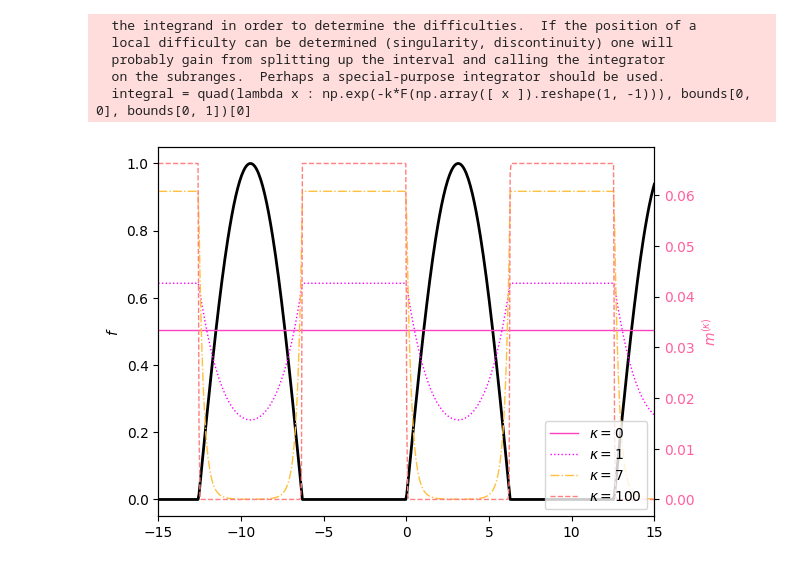
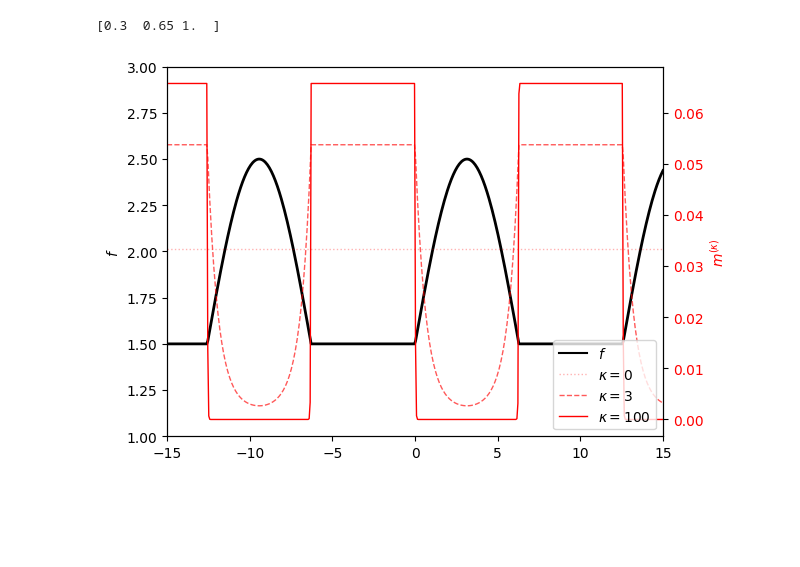
Before and after one commit to gaetanserre/Stochastic-Global-Optimization, a Jupyter notebook: m_k_fig.ipynb, the cells around one changed output. Cells and saved outputs as stored; diff of their text form; code cells hidden in the pictures; blank space fills up the shorter version.

```diff
--- a/m_k_fig.ipynb
+++ b/m_k_fig.ipynb
@@ -12,49 +12,50 @@ class Fun:
 
   def __call__(self, x: np.ndarray) -> float:
       self.n += 1
-      return np.maximum(np.sin(0.5*x), np.array([0]))
+      return np.maximum(np.sin(0.5*x), np.array([0])) + 1.5
 # %%
 import matplotlib
 
 cmap = matplotlib.colormaps["spring"]
 
 bounds = np.array([(-15, 15)])
 F = Fun()
 
 x = np.linspace(bounds[0, 0], bounds[0, 1], 500)
 
 fig, ax1 = plt.subplots()
 
 color = "black"
 ax1.set_ylabel("$f$", color=color)
 ax1.plot(x, [F(np.array([x_i])) for x_i in x], c=(0, 0, 0), linewidth=2.0)
 
 ax2 = ax1.twinx()
 
-colors = [cmap(0.25), cmap(1), cmap(0.75), cmap(0.5)]
+""" colors = [(0.92, 0.4, 0.46, 0.3), (0.79, 0.2, 0.22, 0.5), (0.93, 0.22, 0.1, 0.7), (0.51, 0.12, 0.11, 1)]
 
-mean_color = np.zeros(4)
+mean_color = np.zeros(3)
 for c in colors:
-  mean_color += np.array(c)
+  mean_color += np.array(c[:-1])
 mean_color /= len(colors)
-mean_color = tuple(mean_color)
+mean_color = tuple(mean_color) """
 
-ax2.set_ylabel("$m^{(\kappa)}$", color=mean_color)
-ax2.tick_params(axis='y', labelcolor=mean_color)
-line_styles = ["-", ":", "-.", "--"]
-for k, c , ls in zip([0, 1, 7, 100], colors, line_styles):
+alphas = np.linspace(0.3, 1, 3)
+print(alphas)
+
+ax2.set_ylabel("$m^{(\kappa)}$", color="red")
+ax2.tick_params(axis='y', labelcolor="red")
+ax2.plot([0], [0], label="$f$", c="black")
+line_styles = [":", "--", "-"]
+for k, alpha, ls in zip([0, 3, 100], alphas, line_styles):
   integral = quad(lambda x : np.exp(-k*F(np.array([ x ]).reshape(1, -1))), bounds[0, 0], bounds[0, 1])[0]
   m_k = lambda x : np.exp(-k*F(x)) / integral
+  c = (1, 0, 0, alpha)
   ax2.plot(x, [m_k(np.array([x_i])) for x_i in x], ls, c=c, label=f"$\kappa = {k}$", linewidth=1)
-
 plt.xlim(bounds[0, 0], bounds[0, 1])
-plt.legend()
+ax1.set_ylim(1, 3)
+ax2.legend()
 
 plt.savefig("m_k_2d.pdf", bbox_inches="tight")
 # %% [output]
-  the integrand in order to determine the difficulties.  If the position of a
-  local difficulty can be determined (singularity, discontinuity) one will
-  probably gain from splitting up the interval and calling the integrator
-  on the subranges.  Perhaps a special-purpose integrator should be used.
-  integral = quad(lambda x : np.exp(-k*F(np.array([ x ]).reshape(1, -1))), bounds[0, 0], bounds[0, 1])[0]
+[0.3  0.65 1.  ]
-[figure, old version]
+[figure, new version]
```
